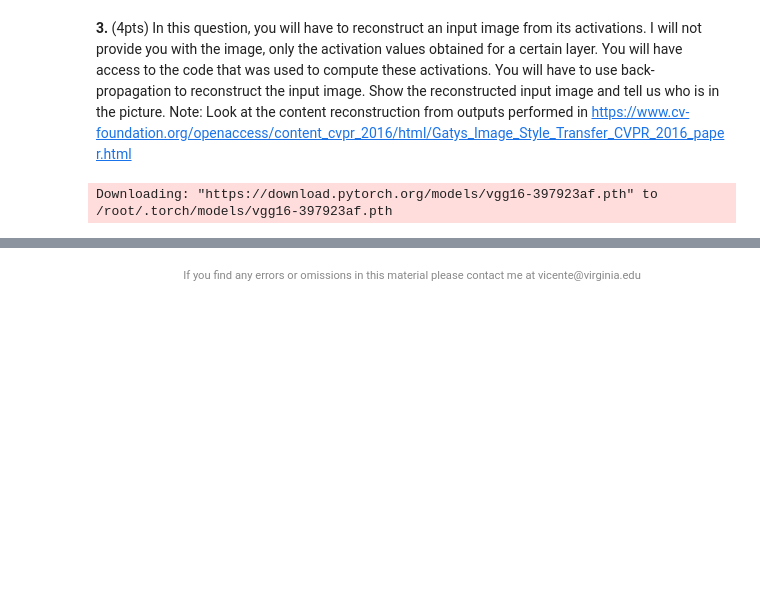
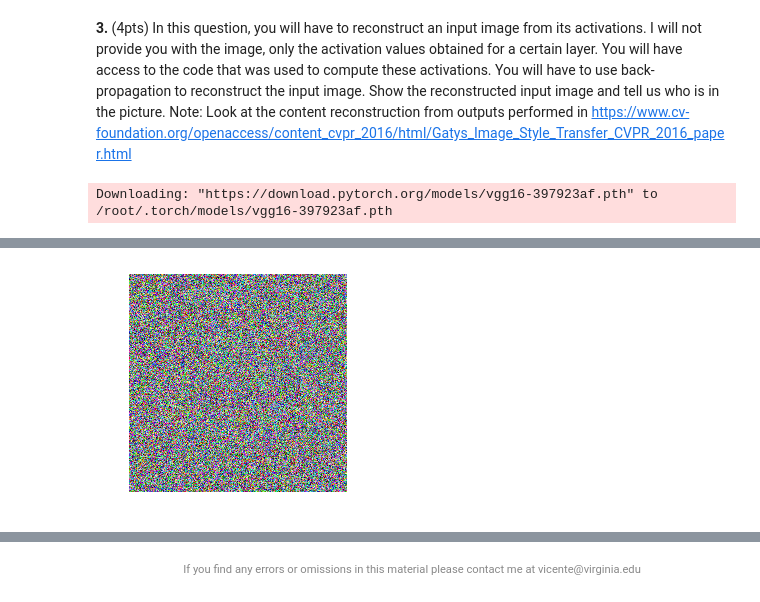
Before and after one commit to thommiano/cvr_6501-009, a Jupyter notebook: lab_4/rnn_lab.ipynb, the cells around one changed output, grey strips where cells are left out. Drawn from its saved outputs; the diff is of its cells as text; code cells hidden in the pictures; blank space fills up the shorter version.

```diff
--- a/lab_4/rnn_lab.ipynb
+++ b/lab_4/rnn_lab.ipynb
@@ -727,0 +854,4 @@ print(target.size())
+# %%
+imshow(inputVar.data)
+# %% [output]
+[figure, added]
```
Also changed, not shown: parts of 13 cells of this notebook, 1 other file.
